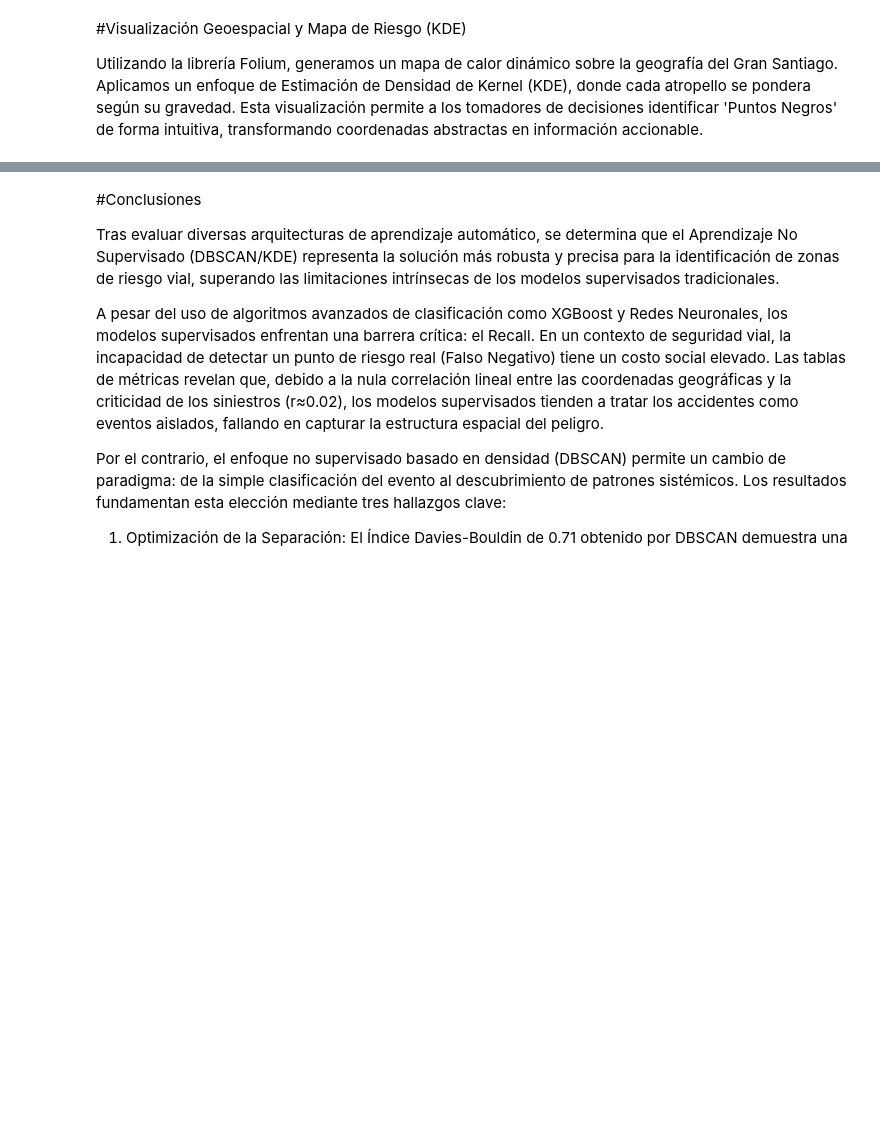
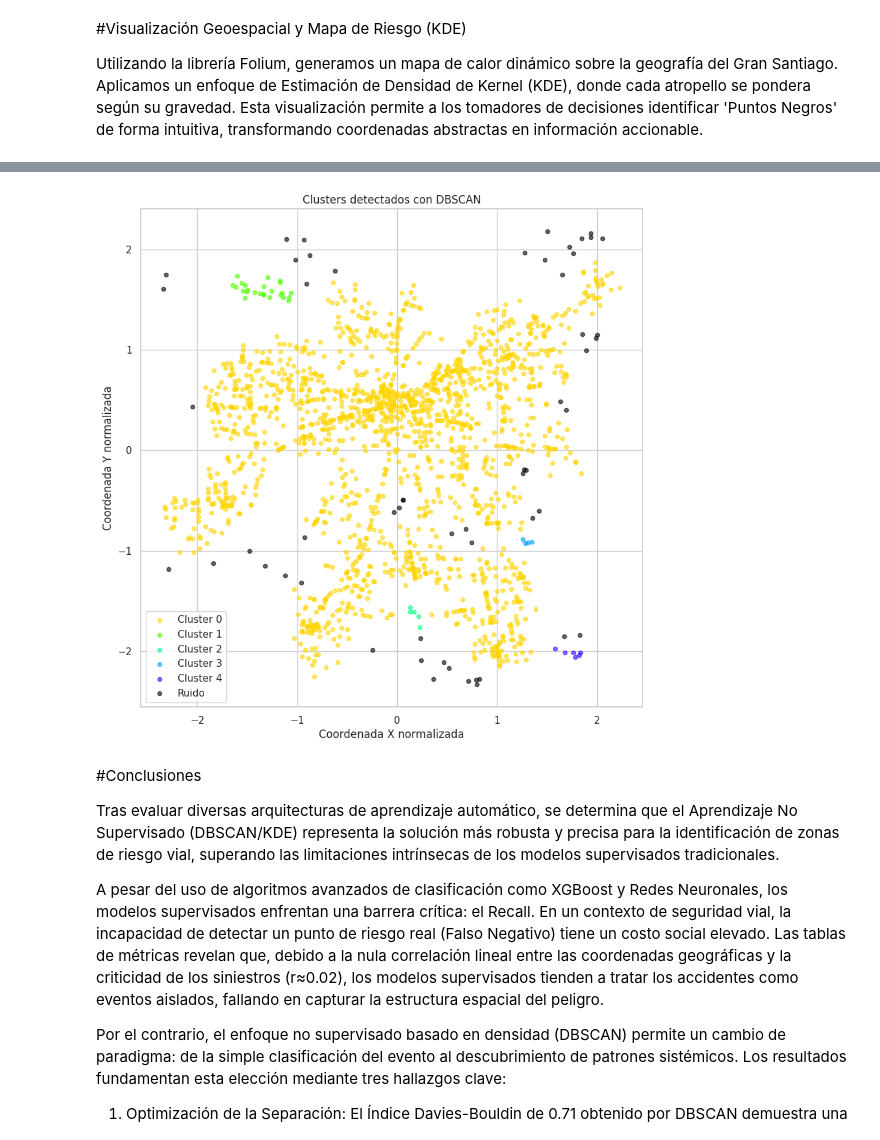
Before and after one commit to diewOK/viasafe, a Jupyter notebook: notebooks/acif104_s6_grupo20.ipynb, the cells around one changed output, grey strips where cells are left out. Cells and saved outputs as stored; diff of their text form; code cells hidden in the pictures; blank space fills up the shorter version.

```diff
--- a/notebooks/acif104_s6_grupo20.ipynb
+++ b/notebooks/acif104_s6_grupo20.ipynb
@@ -802,6 +779,41 @@ mapa_final.get_root().add_child(macro)
 mapa_final
 # %% [output]
 [interactive output not drawn]
+# %%
+# Obtener etiquetas de DBSCAN
+labels = db.labels_
+
+# Crear máscara para ruido
+unique_labels = set(labels)
+
+plt.figure(figsize=(10, 10))
+
+# Colores automáticos
+colors = sns.color_palette("hsv", len(unique_labels))
+
+for k, col in zip(unique_labels, colors):
+    if k == -1:
+        # Ruido en negro
+        col = (0, 0, 0)
+
+    class_member_mask = (labels == k)
+    xy = X_scaled[class_member_mask]
+
+    plt.scatter(
+        xy[:, 0], xy[:, 1],
+        c=[col],
+        label=f'Cluster {k}' if k != -1 else 'Ruido',
+        s=20,
+        alpha=0.6
+    )
+
+plt.title('Clusters detectados con DBSCAN')
+plt.xlabel('Coordenada X normalizada')
+plt.ylabel('Coordenada Y normalizada')
+plt.legend()
+plt.show()
+# %% [output]
+[figure, added]
 # %% [markdown]
 #Conclusiones
 
```
Also changed, not shown: parts of 8 cells of this notebook.
